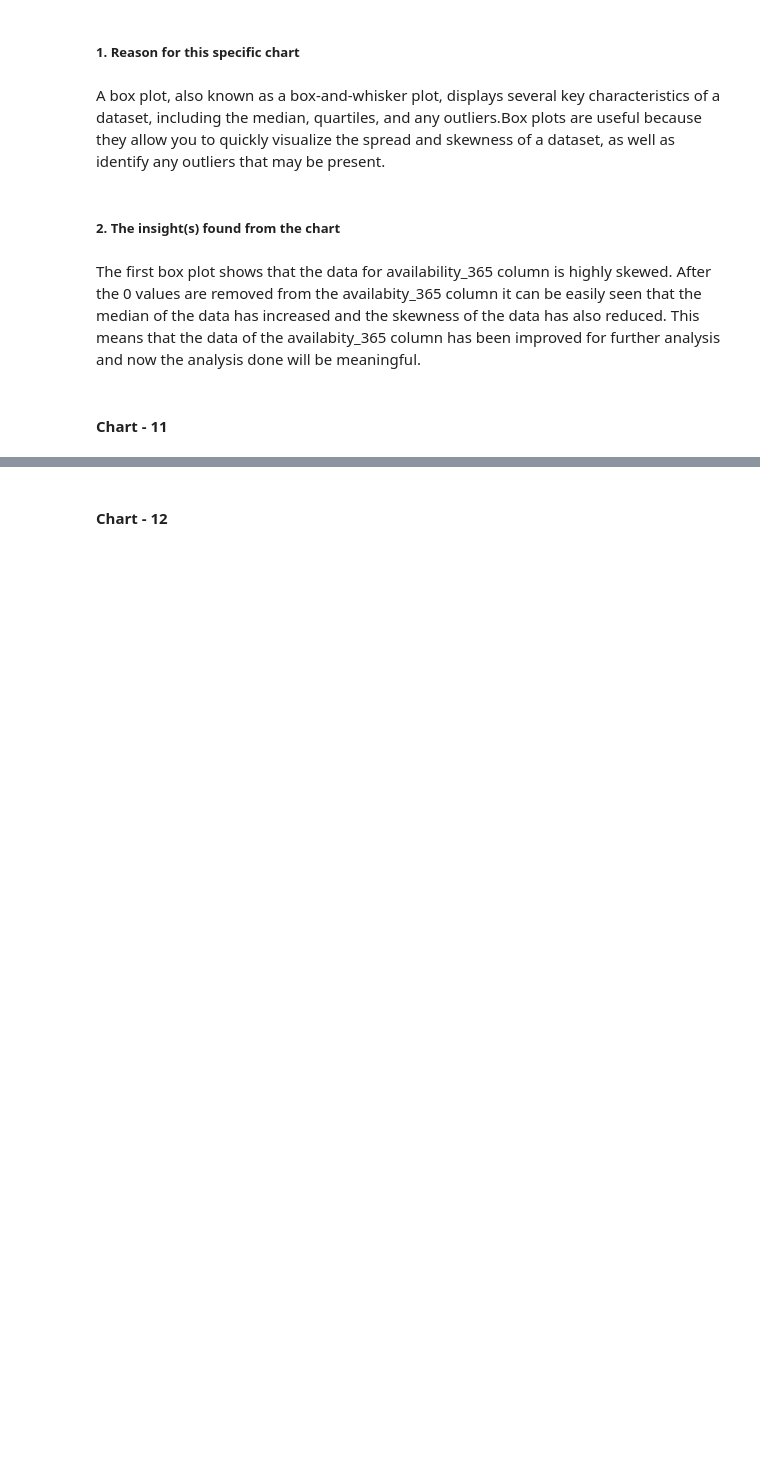
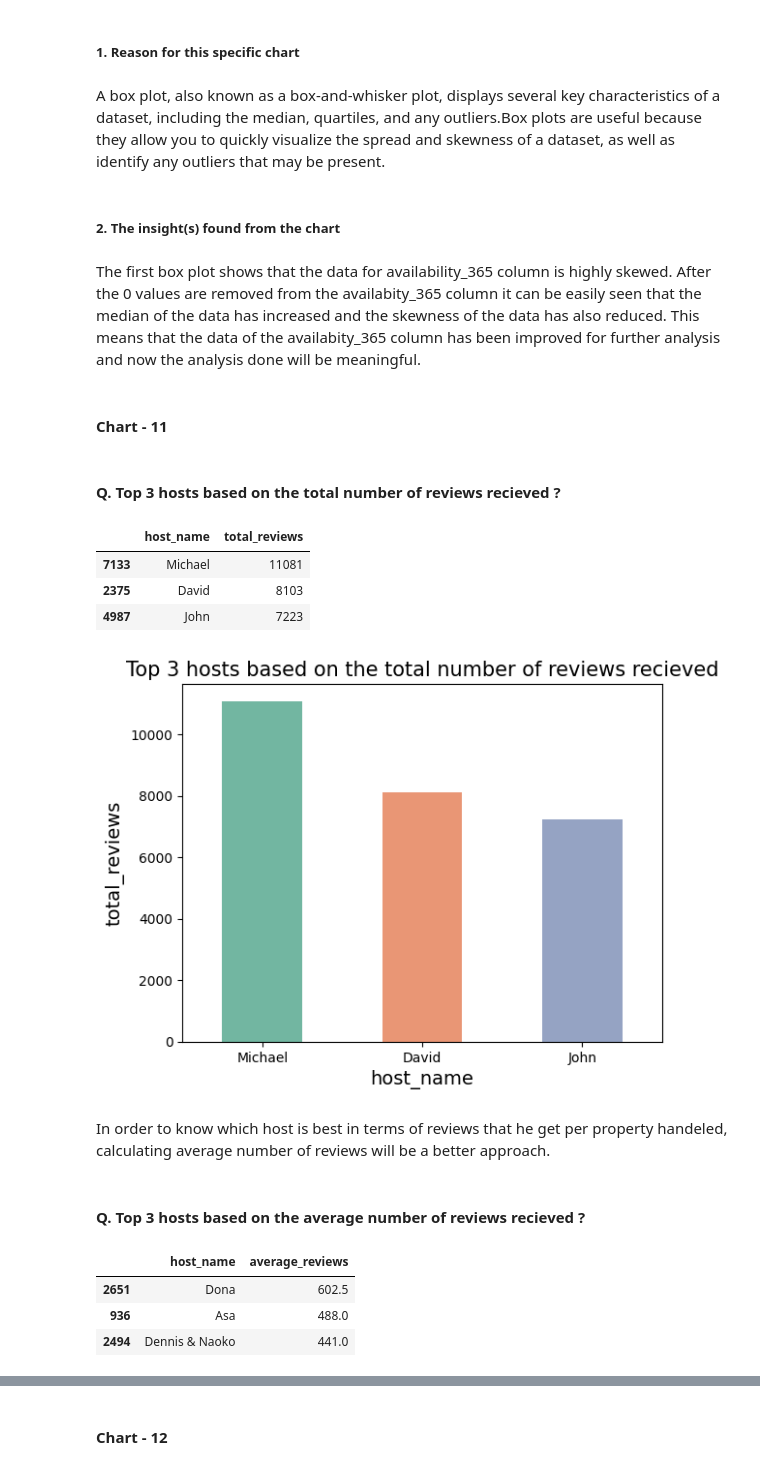
Before and after one commit to praveen-kumar-maurya/Airbnb-bookings-analysis-Capstone-project---1-, a Jupyter notebook: Capstone_Project_1_(Airbnb_Bookings_Analysis).ipynb, the cells around one changed output, grey strips where cells are left out. Cells and saved outputs as stored; diff of their text form; code cells hidden in the pictures; blank space fills up the shorter version.

```diff
--- a/Capstone_Project_1_(Airbnb_Bookings_Analysis).ipynb
+++ b/Capstone_Project_1_(Airbnb_Bookings_Analysis).ipynb
@@ -1122,0 +1121,55 @@ The first box plot shows that the data for availability_365 column is highly ske
+# %% [markdown]
+#### Q. Top 3 hosts based on the total number of reviews recieved ?
+# %%
+# Finding which host is best in terms of total number of reviews recieved
+
+host_total_review_df = airbnb.groupby('host_name', as_index = False)['number_of_reviews'].sum().rename(columns = {'number_of_reviews':'total_reviews'}).sort_values(by= 'total_reviews', ascending = False)
+host_total_review_df = host_total_review_df.head(3)
+host_total_review_df
+# %% [output]
+|  | host_name | total_reviews |
+| 7133 | Michael | 11081 |
+| 2375 | David | 8103 |
+| 4987 | John | 7223 |
+# %%
+# Chart - 11 visualization code
+
+# Barplot for Top 3 hosts based on the total number of reviews recieved
+
+# creating the barplot with Seaborn
+sns.barplot(x= 'host_name',
+            y='total_reviews',
+            data = host_total_review_df,
+            palette= 'Set2',
+            width = 0.5
+            )
+
+
+# setting plot title and labels
+plt.title('Top 3 hosts based on the total number of reviews recieved', fontsize = 15)
+plt.xlabel('host_name', fontsize = 14)
+plt.ylabel('total_reviews', fontsize = 14)
+
+# changing fontsize of tick labels
+plt.tick_params(axis='x', labelsize=10)
+plt.tick_params(axis='y', labelsize=10)
+
+# display plot
+plt.show()
+# %% [output]
+[figure, added]
+# %% [markdown]
+In order to know which host is best in terms of reviews that he get per property handeled, calculating average number of reviews will be a better approach.
+# %% [markdown]
+#### Q. Top 3 hosts based on the average number of reviews recieved ?
+# %%
+# Finding which host is best in terms of average number of reviews recieved
+
+host_average_review_df = airbnb.groupby('host_name', as_index = False)['number_of_reviews'].mean().rename(columns = {'number_of_reviews':'average_reviews'}).sort_values(by= 'average_reviews', ascending = False)
+host_average_review_df = host_average_review_df.head(3)
+host_average_review_df
+# %% [output]
+|  | host_name | average_reviews |
+| 2651 | Dona | 602.5 |
+| 936 | Asa | 488.0 |
+| 2494 | Dennis & Naoko | 441.0 |
```
Also changed, not shown: parts of 54 cells of this notebook.
